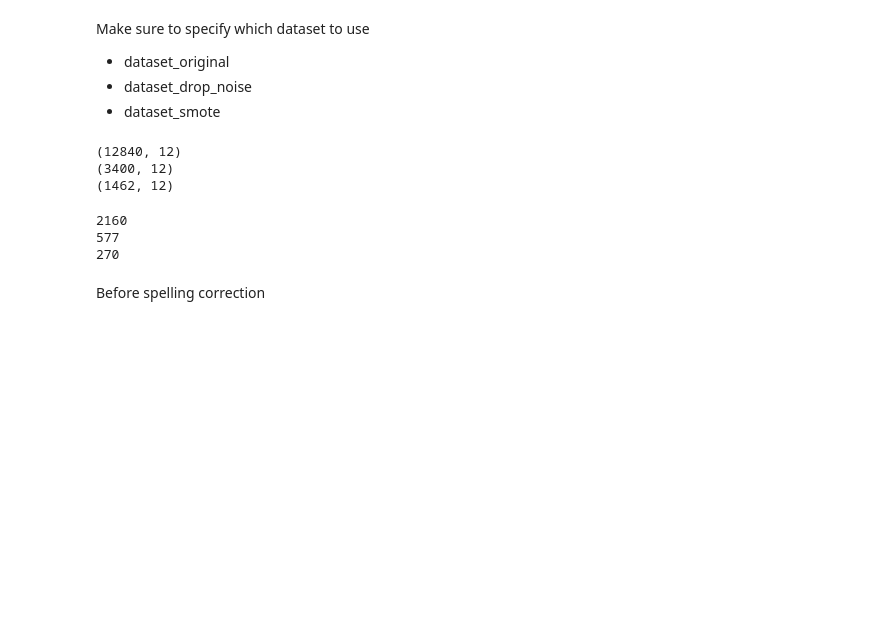
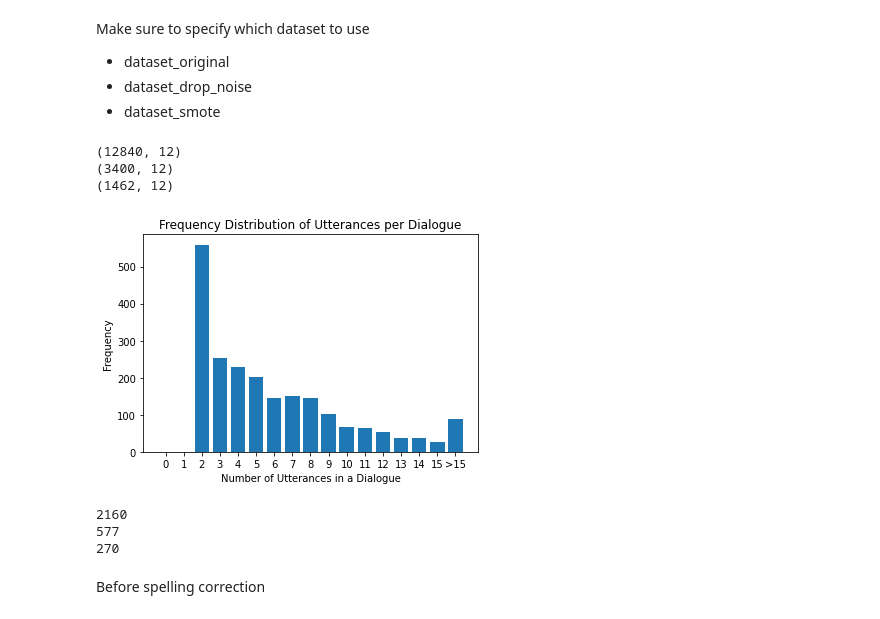
Before and after one commit to ELIJDAYO/ER_GAT, a Jupyter notebook: BERT_contextEncoder.ipynb, the cells around one changed output. Drawn from its saved outputs; the diff is of its cells as text; code cells hidden in the pictures; blank space fills up the shorter version.

```diff
--- a/BERT_contextEncoder.ipynb
+++ b/BERT_contextEncoder.ipynb
@@ -119,19 +126,46 @@ print(X_dev.shape)
 (12840, 12)
 (3400, 12)
 (1462, 12)
-# %%
-rangesTrain = find_value_ranges(X_train["Dialogue_ID"])
-print(len(rangesTrain))
-
-rangesTest = find_value_ranges(X_test["Dialogue_ID"])
-print(len(rangesTest))
-
-rangesDev = find_value_ranges(X_dev["Dialogue_ID"])
-print(len(rangesDev))
-# %% [output]
-2160
-577
-270
+# %%
+utterance_counts = X_train.groupby('Dialogue_ID')['Utterance_ID'].count()
+freq_table = Counter(utterance_counts)
+max_x = 15
+freq_table_combined = {i: 0 for i in range(max_x + 1)}
+outlier_count = 0
+# %%
+for key, value in freq_table.items():
+    if key <= max_x:
+        freq_table_combined[key] += value
+    else:
+        outlier_count += value
+
+# Add outlier count
+freq_table_combined[f'>{max_x}'] = outlier_count
+
+# Step 3: Plot the frequency table
+x = list(map(str, freq_table_combined.keys()))  # Convert keys to strings
+y = list(freq_table_combined.values())
+
+plt.bar(x, y)
+plt.xlabel('Number of Utterances in a Dialogue')
+plt.ylabel('Frequency')
+plt.title('Frequency Distribution of Utterances per Dialogue')
+plt.show()
+# %% [output]
+[figure, added]
+# %%
+rangesTrain = find_value_ranges(X_train["Dialogue_ID"])
+print(len(rangesTrain))
+
+rangesTest = find_value_ranges(X_test["Dialogue_ID"])
+print(len(rangesTest))
+
+rangesDev = find_value_ranges(X_dev["Dialogue_ID"])
+print(len(rangesDev))
+# %% [output]
+2160
+577
+270
 # %%
 # Define features to drop
 drop_features = list(X_train.columns[6:])
```
Also changed, not shown: parts of 17 cells of this notebook, 11 other files.
